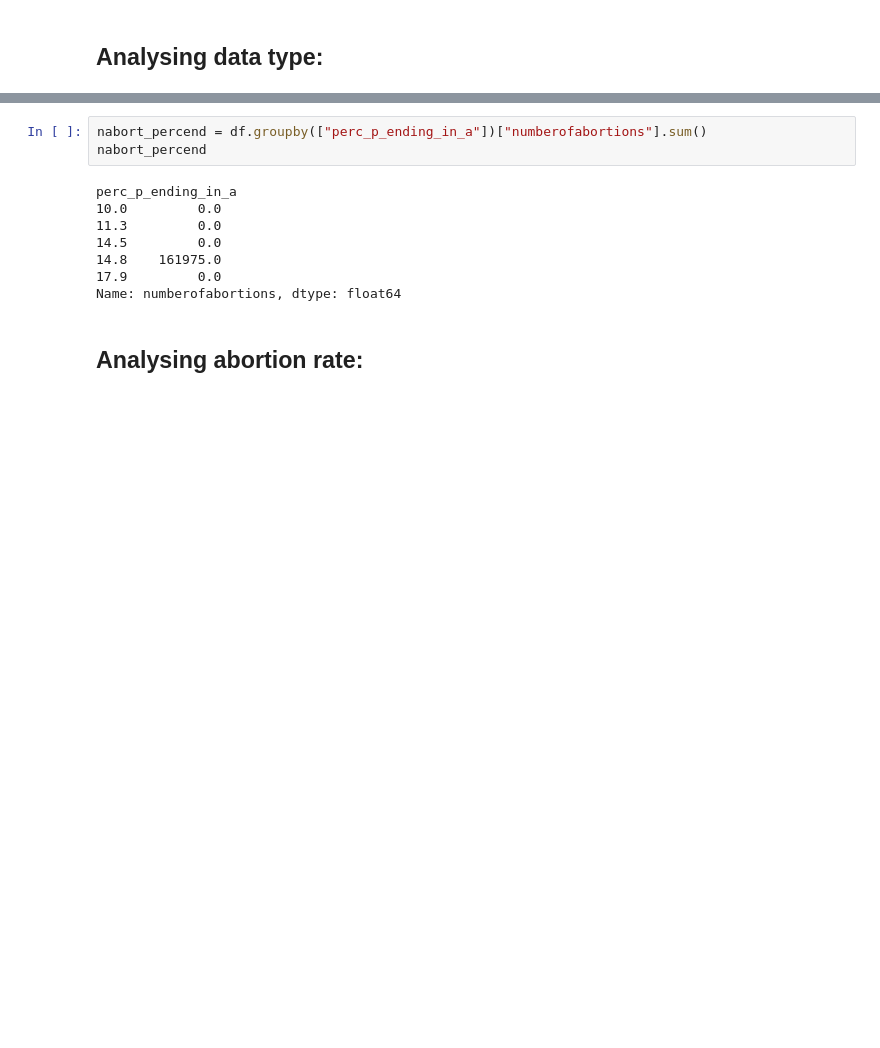
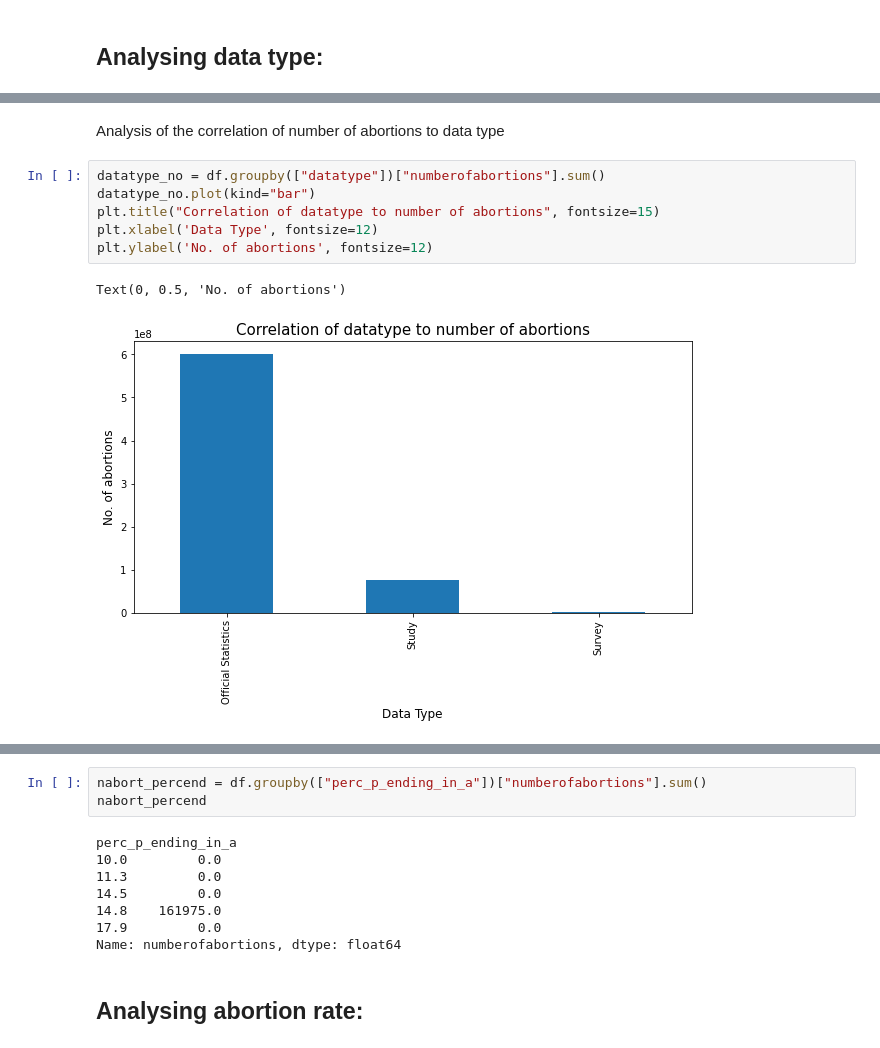
Before and after one commit to evo3000/data_project, a Jupyter notebook: data_project_abortion_incidence.ipynb, the cells around one changed output, grey strips where cells are left out. Saved outputs shown, nothing was run; the diff lists cells and outputs as text; blank space fills up the shorter version.

```diff
--- a/data_project_abortion_incidence.ipynb
+++ b/data_project_abortion_incidence.ipynb
@@ -173,0 +158,11 @@ Text(0, 0.5, 'Count of entries')
+# %% [markdown]
+Analysis of the correlation of number of abortions to data type
+# %%
+datatype_no = df.groupby(["datatype"])["numberofabortions"].sum()
+datatype_no.plot(kind="bar")
+plt.title("Correlation of datatype to number of abortions", fontsize=15)
+plt.xlabel('Data Type', fontsize=12)
+plt.ylabel('No. of abortions', fontsize=12)
+# %% [output]
+Text(0, 0.5, 'No. of abortions')
+[figure, added]
```
Also changed, not shown: parts of 42 cells of this notebook.
